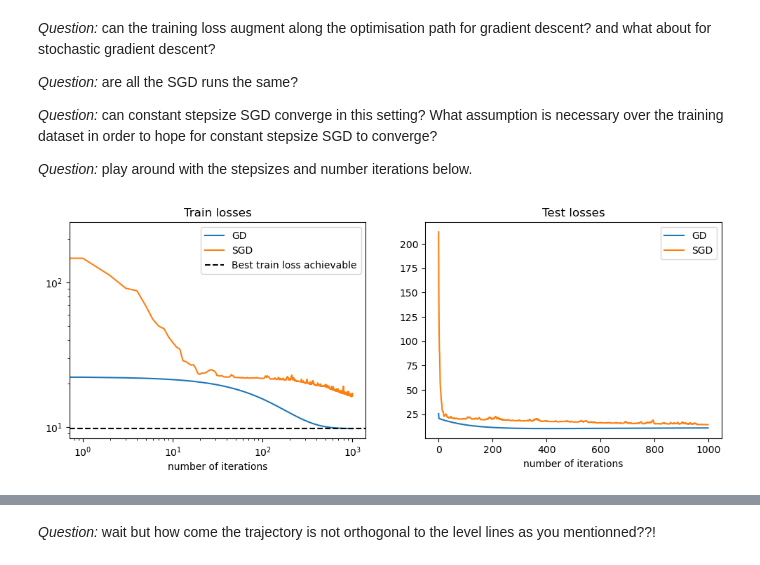
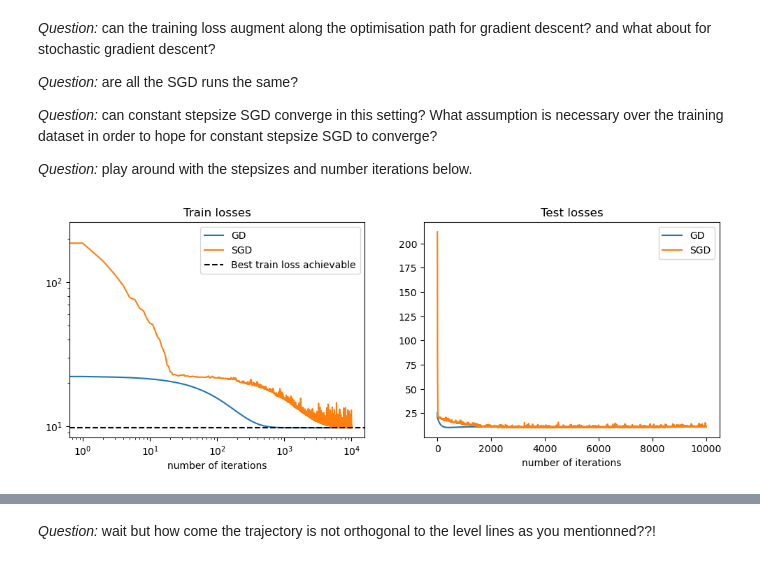
Before and after one commit to scottpesme/Basics-of-ML, a Jupyter notebook: Notebooks/Class 2 (linear regression)/linear_regression_playground-SOLUTIONS.ipynb, the cells around one changed output, grey strips where cells are left out. Cells and saved outputs as stored; diff of their text form; code cells hidden in the pictures.

```diff
--- a/Notebooks/Class 2 (linear regression)/linear_regression_playground-SOLUTIONS.ipynb
+++ b/Notebooks/Class 2 (linear regression)/linear_regression_playground-SOLUTIONS.ipynb
@@ -284,32 +284,32 @@ def sgd_least_squares(X, y, X_test, y_test, steps=1000, lr=1e-2, w0=None):
 *Question:* play around with the stepsizes and number iterations below.
 # %%
 # ---- Run GD & SGD on the linear model (d=2) ----
-steps_gd = 1000
-steps_sgd = 1000
+steps_gd = 10000
+steps_sgd = 10000
 lr_gd = 1e-2
 lr_sgd = 1 * 1e-3
 
 w0 = np.array([-5.0, 0.5])  # you can pick anything here
 ws_gd, losses_gd, test_losses_gd = gd_least_squares(Phi2_train, y_train, Phi2_test, y_test, steps=steps_gd, lr=lr_gd, w0 = w0)
 ws_sgd, losses_sgd, test_losses_sgd = sgd_least_squares(Phi2_train, y_train, Phi2_test, y_test, steps=steps_sgd, lr=lr_sgd, w0 = w0)
 
 fig, (ax1, ax2) = plt.subplots(1, 2, figsize=(12, 4))
 
 ax1.loglog(losses_gd, label = 'GD')
 ax1.loglog(losses_sgd, label = 'SGD')
 ax1.axhline(best_train_d2, color = 'k', label = 'Best train loss achievable', linestyle = '--')
 ax1.set_xlabel('number of iterations')
 ax1.set_title('Train losses')
 ax1.legend()
 
 ax2.plot(test_losses_gd, label = 'GD')
 ax2.plot(test_losses_sgd, label = 'SGD')
 ax2.set_xlabel('number of iterations')
 ax2.set_title('Test losses')
 ax2.legend()
 plt.show()
 # %% [output]
-[figure, old version]
+[figure, new version]
 # %%
 # Helpers to get the current (a,b) from trajectories
 def get_ab(ws, k):
```
Also changed, not shown: parts of 3 cells of this notebook.
